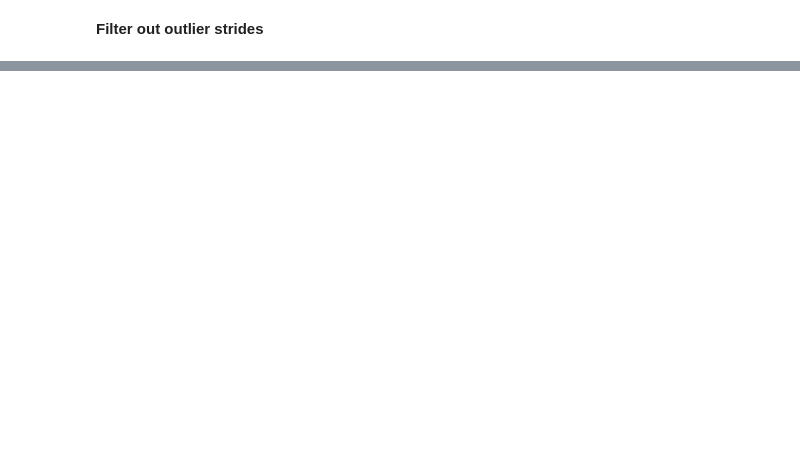
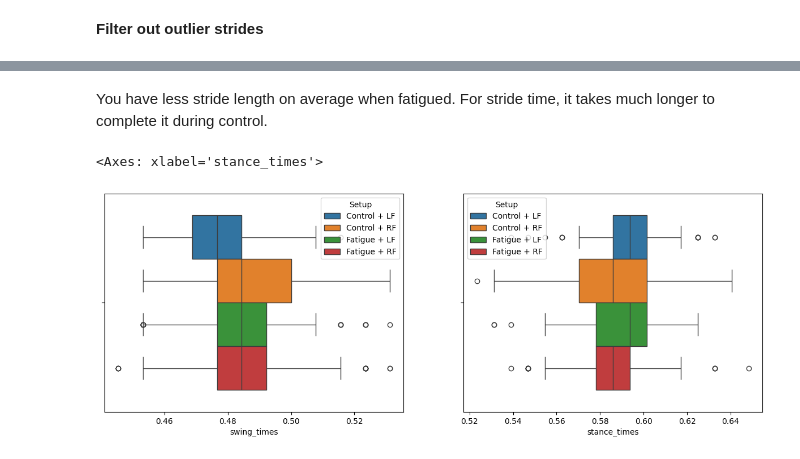
Before and after one commit to abhi-neelam/Fatigue-Detection, a Jupyter notebook: notebooks/gait_parameters_eda.ipynb, the cells around one changed output, grey strips where cells are left out. Drawn from its saved outputs; the diff is of its cells as text; code cells hidden in the pictures; blank space fills up the shorter version.

```diff
--- a/notebooks/gait_parameters_eda.ipynb
+++ b/notebooks/gait_parameters_eda.ipynb
@@ -46,0 +84,10 @@ print(lf_control_df_02['ic_samples'].max(), "samples collected by IMU sensors (1
+# %% [markdown]
+You have less stride length on average when fatigued. For stride time, it takes much longer to complete it during control.
+# %%
+fig, axes = plt.subplots(1, 2, figsize=(15, 5))
+
+sns.boxplot(foot_df, x="swing_times", hue='Setup', ax=axes[0])
+sns.boxplot(foot_df, x="stance_times", hue='Setup', ax=axes[1])
+# %% [output]
+<Axes: xlabel='stance_times'>
+[figure, added]
```
Also changed, not shown: parts of 12 cells of this notebook.
